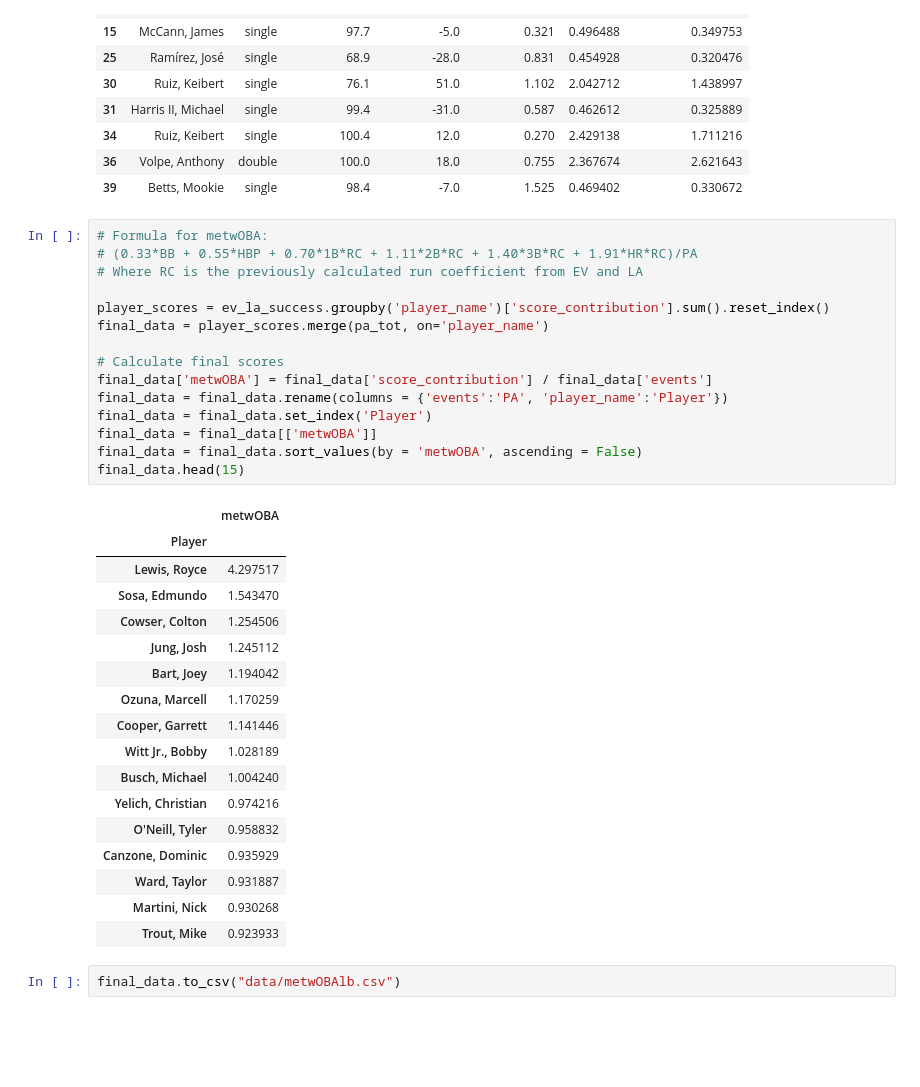
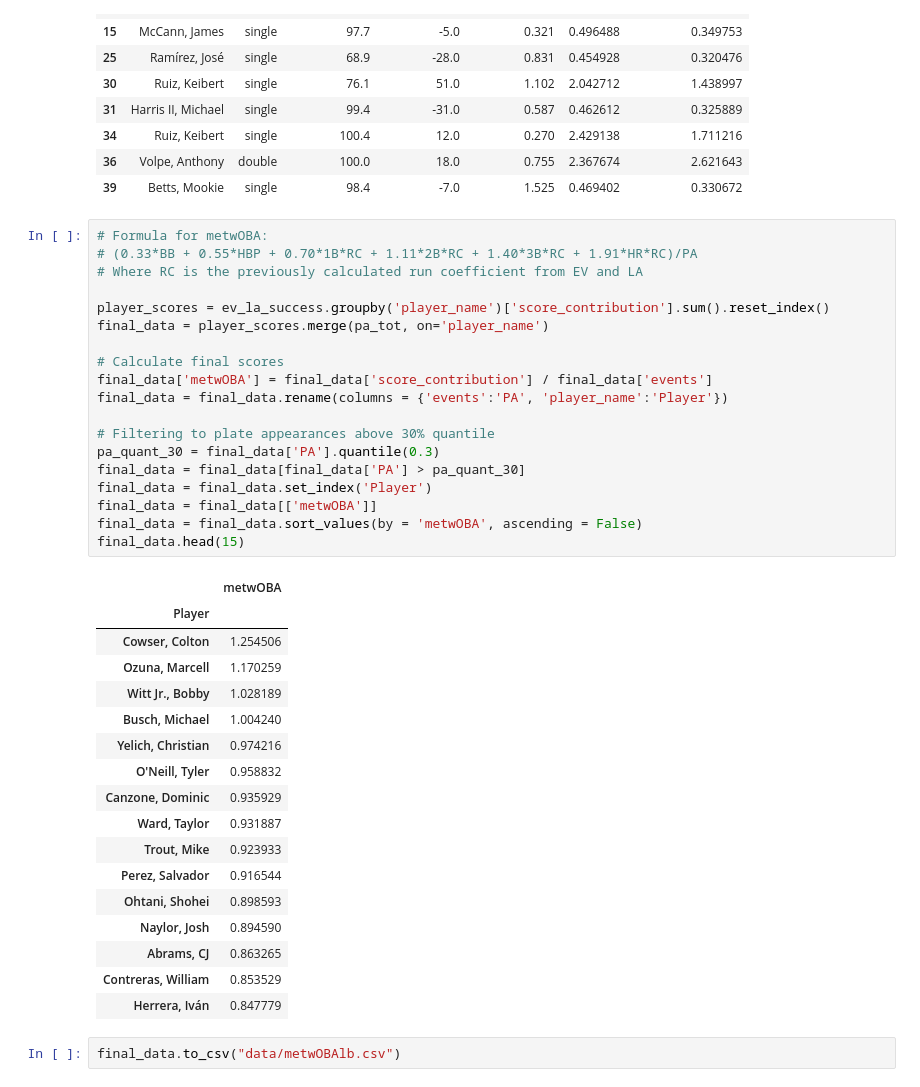
Before and after one commit to mcgillies/metwoba, a Jupyter notebook: metwOBA.ipynb, the cells around one changed output. Cells and saved outputs as stored; diff of their text form; blank space fills up the shorter version.

```diff
--- a/metwOBA.ipynb
+++ b/metwOBA.ipynb
@@ -321,35 +321,39 @@ See the caveats in the documentation: https://pandas.pydata.org/pandas-docs/stab
 # %%
 # Formula for metwOBA:
 # (0.33*BB + 0.55*HBP + 0.70*1B*RC + 1.11*2B*RC + 1.40*3B*RC + 1.91*HR*RC)/PA
 # Where RC is the previously calculated run coefficient from EV and LA
 
 player_scores = ev_la_success.groupby('player_name')['score_contribution'].sum().reset_index()
 final_data = player_scores.merge(pa_tot, on='player_name')
 
 # Calculate final scores
 final_data['metwOBA'] = final_data['score_contribution'] / final_data['events']
 final_data = final_data.rename(columns = {'events':'PA', 'player_name':'Player'})
+
+# Filtering to plate appearances above 30% quantile
+pa_quant_30 = final_data['PA'].quantile(0.3)
+final_data = final_data[final_data['PA'] > pa_quant_30]
 final_data = final_data.set_index('Player')
 final_data = final_data[['metwOBA']]
 final_data = final_data.sort_values(by = 'metwOBA', ascending = False)
 final_data.head(15)
 # %% [output]
 |  | metwOBA |
 | Player |  |
-| Lewis, Royce | 4.297517 |
-| Sosa, Edmundo | 1.543470 |
 | Cowser, Colton | 1.254506 |
-| Jung, Josh | 1.245112 |
-| Bart, Joey | 1.194042 |
 | Ozuna, Marcell | 1.170259 |
-| Cooper, Garrett | 1.141446 |
 | Witt Jr., Bobby | 1.028189 |
 | Busch, Michael | 1.004240 |
 | Yelich, Christian | 0.974216 |
 | O'Neill, Tyler | 0.958832 |
 | Canzone, Dominic | 0.935929 |
 | Ward, Taylor | 0.931887 |
-| Martini, Nick | 0.930268 |
 | Trout, Mike | 0.923933 |
+| Perez, Salvador | 0.916544 |
+| Ohtani, Shohei | 0.898593 |
+| Naylor, Josh | 0.894590 |
+| Abrams, CJ | 0.863265 |
+| Contreras, William | 0.853529 |
+| Herrera, Iván | 0.847779 |
 # %%
 final_data.to_csv("data/metwOBAlb.csv")
```
Also changed, not shown: 1 other file.
